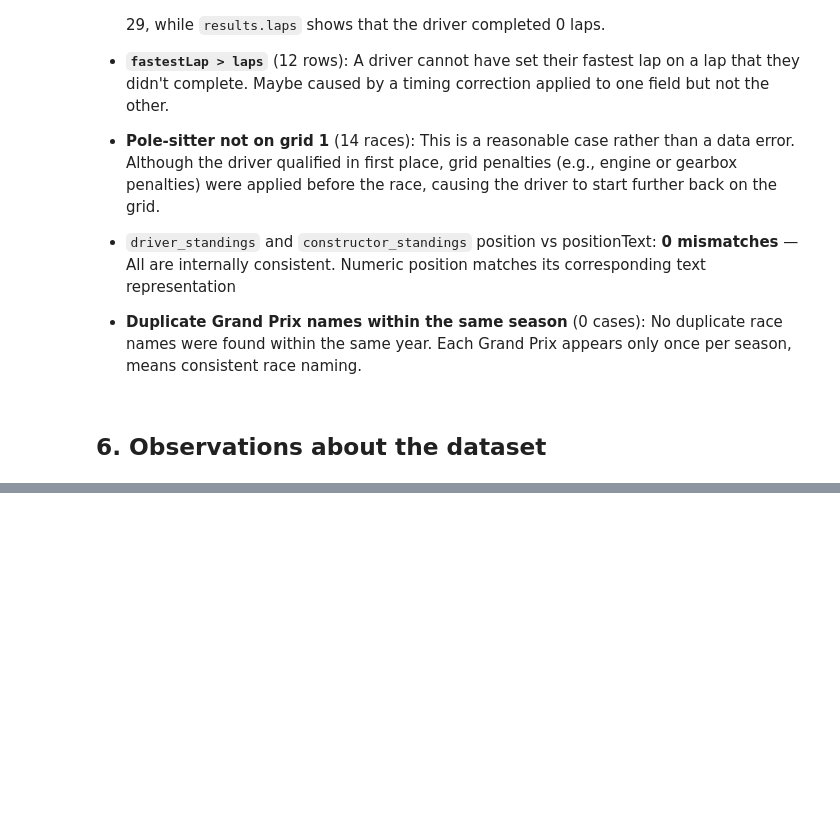
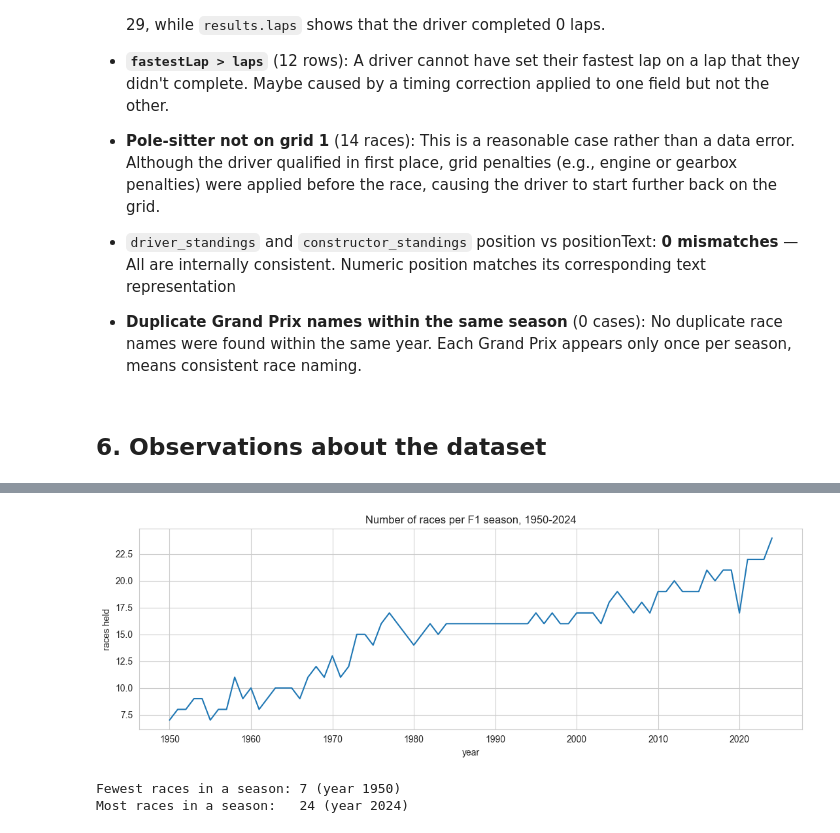
Before and after one commit to Phuwasinn/Internship, a Jupyter notebook: Day_8/data_exploration.ipynb, the cells around one changed output, grey strips where cells are left out. Saved outputs shown, nothing was run; the diff lists cells and outputs as text; code cells hidden in the pictures; blank space fills up the shorter version.

```diff
--- a/Day_8/data_exploration.ipynb
+++ b/Day_8/data_exploration.ipynb
@@ -708,0 +749,18 @@ For an example, one driver has a recorded pit stop on lap 29, while `results.lap
+# %%
+races = dfs["races"]
+races_per_year = races.groupby("year").size()
+
+fig, ax = plt.subplots(figsize=(11, 4))
+races_per_year.plot(ax=ax)
+ax.set_ylabel("races held")
+ax.set_title("Number of races per F1 season, 1950-2024")
+plt.tight_layout()
+plt.savefig("visualization/races_per_year.png", dpi=120)
+plt.show()
+
+print(f"Fewest races in a season: {races_per_year.min()} (year {races_per_year.idxmin()})")
+print(f"Most races in a season:   {races_per_year.max()} (year {races_per_year.idxmax()})")
+# %% [output]
+[figure, added]
+Fewest races in a season: 7 (year 1950)
+Most races in a season:   24 (year 2024)
```
Also changed, not shown: parts of 5 cells of this notebook, 2 other files.
